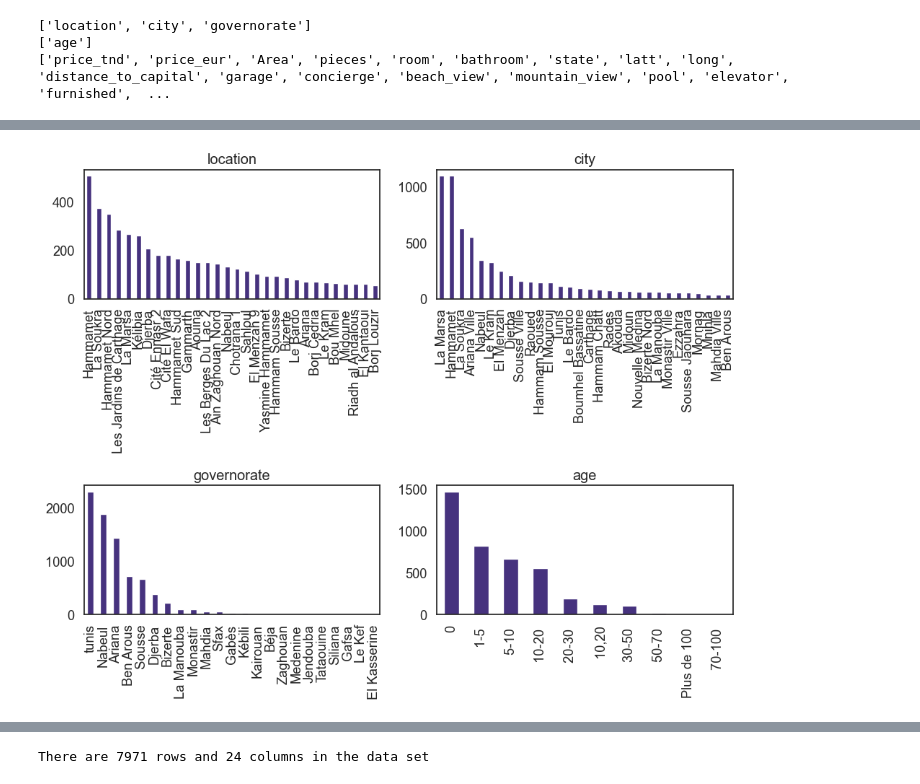
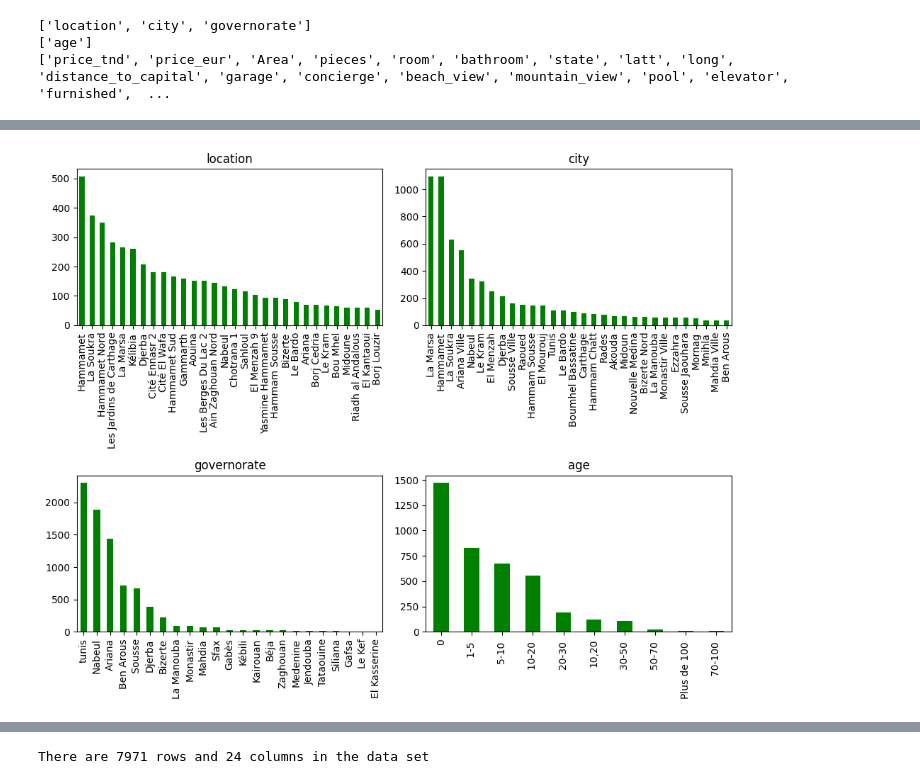
Before and after one commit to HarshaK1997/SEM2-DV, a Jupyter notebook: Part2/dvi-Python-ps1.ipynb, the cells around one changed output, grey strips where cells are left out. Cells and saved outputs as stored; diff of their text form; code cells hidden in the pictures.

Commit message:
updated visuals and data

```diff
--- a/Part2/dvi-Python-ps1.ipynb
+++ b/Part2/dvi-Python-ps1.ipynb
@@ -261,10 +263,9 @@ print(numerical_cols)
 # visualize distribution of numerical columns
 fig, ax = plt.subplots(int(np.ceil(len(numerical_cols)/2)), 2, figsize=(8, 30))
 ax = ax.flatten()
-
 # Iterate over the numerical columns and corresponding axes
 for i, col in enumerate(numerical_cols):
-    sns.histplot(df[col], bins=50, ax=ax[i])
+    sns.histplot(df[col], bins=50, ax=ax[i], color='red')
     ax[i].set_title(col)
     ax[i].set_xlabel('')
 
@@ -279,20 +287,19 @@ fig.show()
 # %%
 # visualize distribution of nominal and ordinal categorical columns
 display_cols = categorical_cols + ordinal_cols
 fig, ax = plt.subplots(int(np.ceil(len(display_cols)/2)), 2, figsize=(10, 8))
 ax = ax.flatten()
-
 # Iterate over the numerical columns and corresponding axes
 for i, col in enumerate(display_cols):
-    df[col].value_counts().sort_values(ascending=False).head(30).plot(kind='bar', ax=ax[i])
+    df[col].value_counts().sort_values(ascending=False).head(30).plot(kind='bar', ax=ax[i], color='green')
     ax[i].set_title(col)
     ax[i].set_xlabel('')
 
 # Remove any empty subplots (if number of subplots is more than columns)
 for j in range(i+1, len(ax)):
     fig.delaxes(ax[j])
 
 fig.tight_layout()
 fig.show()
 # %% [output]
-[figure, old version]
+[figure, new version]
```
Also changed, not shown: parts of 21 cells of this notebook, 1 other file.
